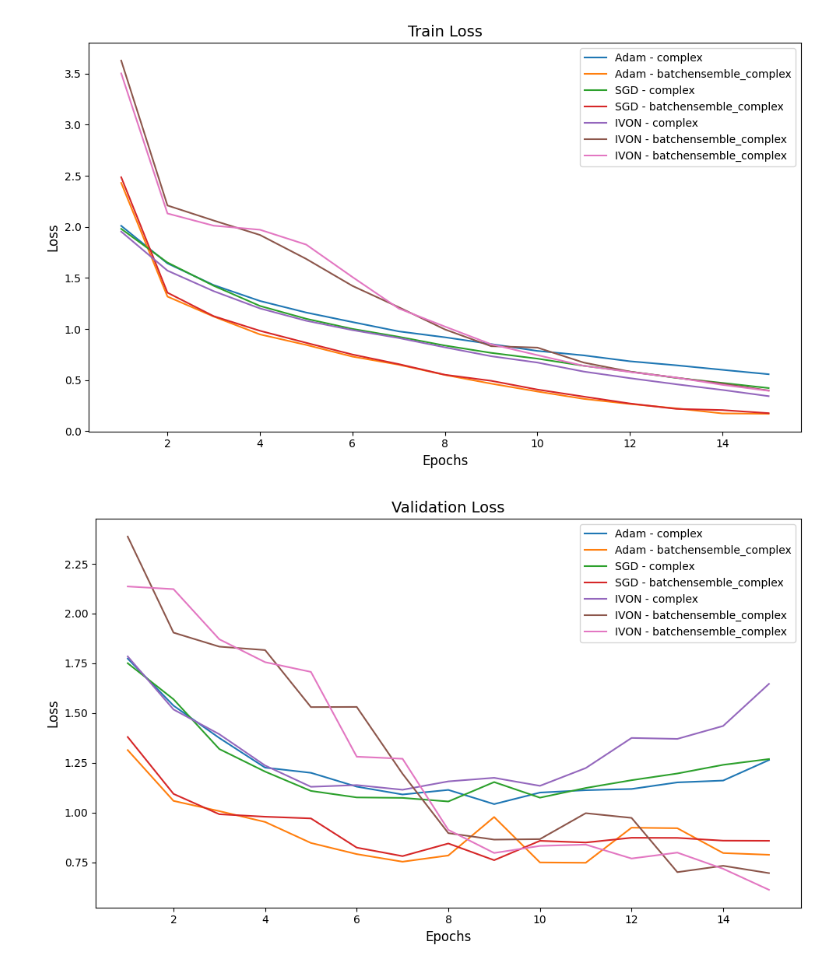
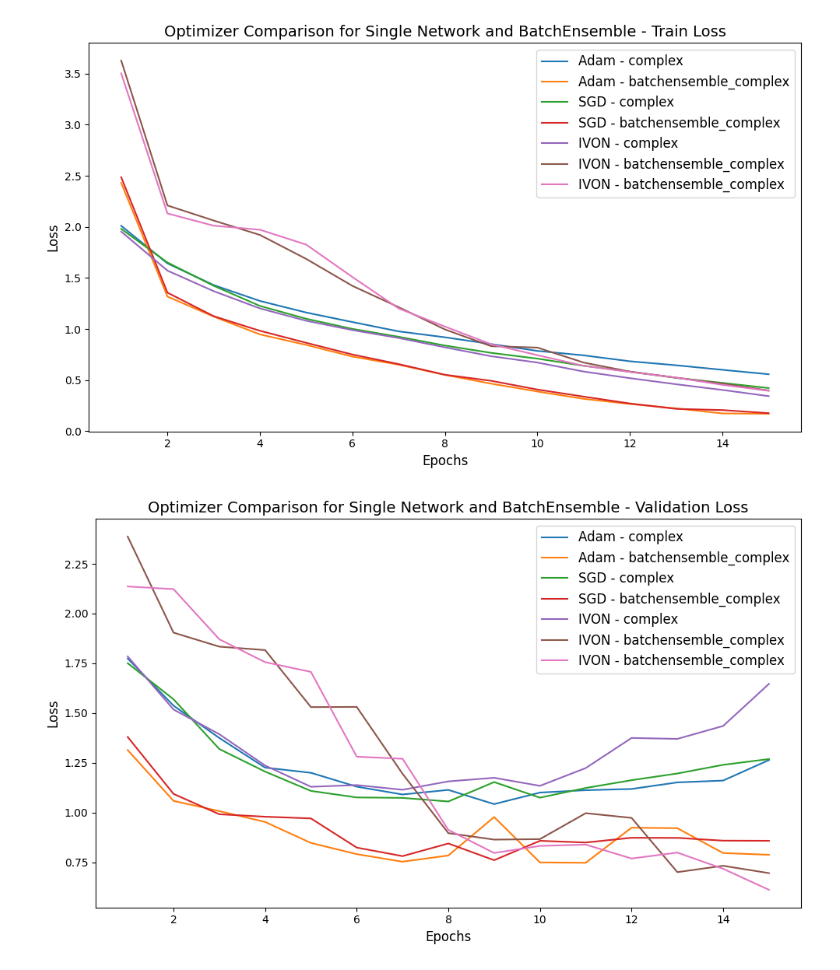
Before and after one commit to stefanielnz/P7_BatchEnsemble, a Jupyter notebook: code/Optimizer_Comparison_plot.ipynb, the cells around one changed output. Cells and saved outputs as stored; diff of their text form; code cells hidden in the pictures.

```diff
--- a/code/Optimizer_Comparison_plot.ipynb
+++ b/code/Optimizer_Comparison_plot.ipynb
@@ -28,10 +28,10 @@ for data, optimizer in zip(datasets, optimizers):
         epochs = range(1, len(row['train_loss']) + 1)
         plt.plot(epochs, row['train_loss'], label=f"{optimizer} - batchensemble_complex")
 
-plt.title("Train Loss", fontsize=14)
+plt.title("Optimizer Comparison for Single Network and BatchEnsemble - Train Loss", fontsize=14)
 plt.xlabel("Epochs", fontsize=12)
 plt.ylabel("Loss", fontsize=12)
-plt.legend(fontsize=10, loc='best')
+plt.legend(fontsize=12, loc='best')
 plt.tight_layout()
 plt.show()
 
@@ -48,10 +48,10 @@ for data, optimizer in zip(datasets, optimizers):
         epochs = range(1, len(row['val_loss']) + 1)
         plt.plot(epochs, row['val_loss'], label=f"{optimizer} - batchensemble_complex")
 
-plt.title("Validation Loss", fontsize=14)
+plt.title("Optimizer Comparison for Single Network and BatchEnsemble - Validation Loss", fontsize=14)
 plt.xlabel("Epochs", fontsize=12)
 plt.ylabel("Loss", fontsize=12)
-plt.legend(fontsize=10, loc='best')
+plt.legend(fontsize=12, loc='best')
 plt.tight_layout()
 plt.show()
 
@@ -64,36 +64,36 @@ for data, optimizer in zip(datasets, optimizers):
     for _, row in subset1.iterrows():
         epochs = range(1, len(row['train_acc']) + 1)
         plt.plot(epochs, row['train_acc'], label=f"{optimizer} - complex")
     for _, row in subset2.iterrows():
         epochs = range(1, len(row['train_acc']) + 1)
         plt.plot(epochs, row['train_acc'], label=f"{optimizer} - batchensemble_complex")
 
-plt.title("Train Accuracy", fontsize=14)
+plt.title("Optimizer Comparison for Single Network and BatchEnsemble - Train Accuracy", fontsize=14)
 plt.xlabel("Epochs", fontsize=12)
 plt.ylabel("Accuracy (%)", fontsize=12)
-plt.legend(fontsize=10, loc='best')
+plt.legend(fontsize=12, loc='best')
 plt.tight_layout()
 plt.show()
 
 # Plot Validation Accuracy
 plt.figure(figsize=(10, 6))
 for data, optimizer in zip(datasets, optimizers):
     subset1 = data[data['model_type'] == "complex"]
     subset2 = data[data['model_type'] == "batchensemble_complex"]
 
     for _, row in subset1.iterrows():
         epochs = range(1, len(row['val_acc']) + 1)
         plt.plot(epochs, row['val_acc'], label=f"{optimizer} - complex")
     for _, row in subset2.iterrows():
         epochs = range(1, len(row['val_acc']) + 1)
         plt.plot(epochs, row['val_acc'], label=f"{optimizer} - batchensemble_complex")
 
-plt.title("Validation Accuracy", fontsize=14)
+plt.title("Optimizer Comparison for Single Network and BatchEnsemble - Validation Accuracy", fontsize=14)
 plt.xlabel("Epochs", fontsize=12)
 plt.ylabel("Accuracy (%)", fontsize=12)
-plt.legend(fontsize=10, loc='best')
+plt.legend(fontsize=12, loc='best')
 plt.tight_layout()
 plt.show()
 # %% [output]
-[figure, old version]
+[figure, new version]
-[figure, old version]
+[figure, new version]
```
Also changed, not shown: parts of 1 cell of this notebook.
